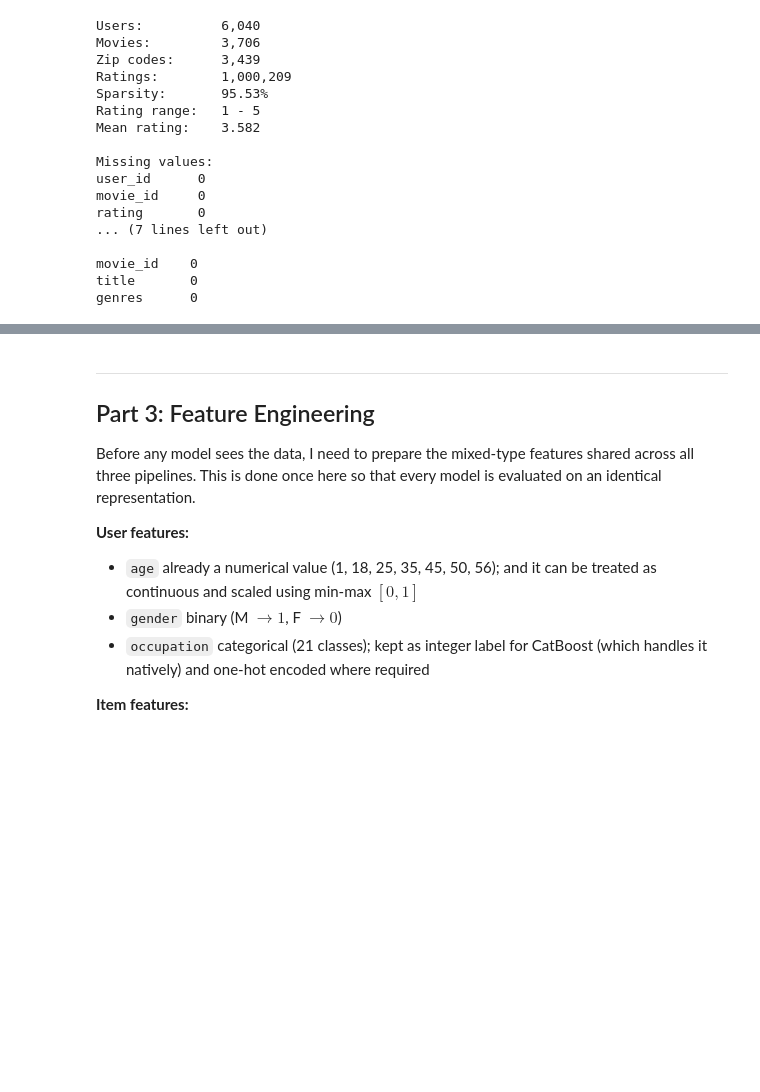
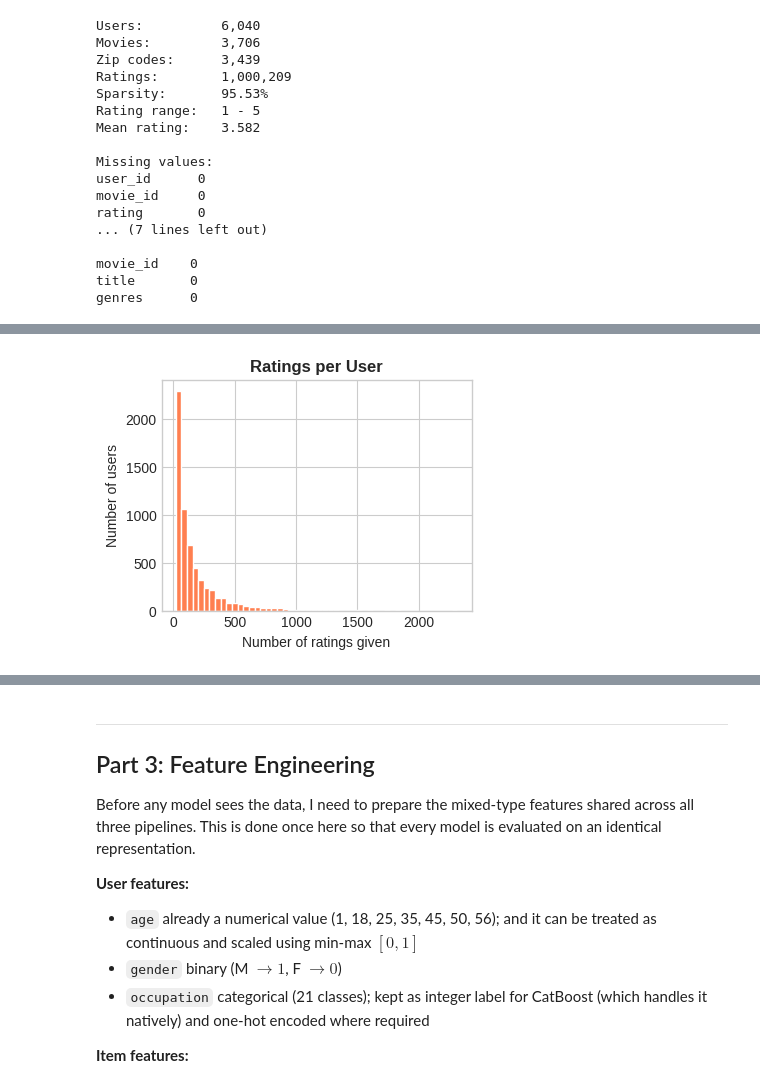
Before and after one commit to comsavvy/Recommendation-System-using-Mixed-Type-Dataset-Implementation, a Jupyter notebook: AIMS_Rwanda-Research/code/RS_Code_Implementation.ipynb, the cells around one changed output, grey strips where cells are left out. Drawn from its saved outputs; the diff is of its cells as text; code cells hidden in the pictures; blank space fills up the shorter version.

```diff
--- a/AIMS_Rwanda-Research/code/RS_Code_Implementation.ipynb
+++ b/AIMS_Rwanda-Research/code/RS_Code_Implementation.ipynb
@@ -209,0 +166,10 @@ plt.show()
+# %%
+# Ratings per user
+plt.figure(figsize=(4, 3))
+ratings_per_user = ratings.groupby('user_id').size()
+plt.hist(ratings_per_user, bins=50, color='coral', edgecolor='white')
+plt.title('Ratings per User', fontweight='bold')
+plt.xlabel('Number of ratings given')
+plt.ylabel('Number of users');
+# %% [output]
+[figure, added]
```
Also changed, not shown: parts of 17 cells of this notebook.
